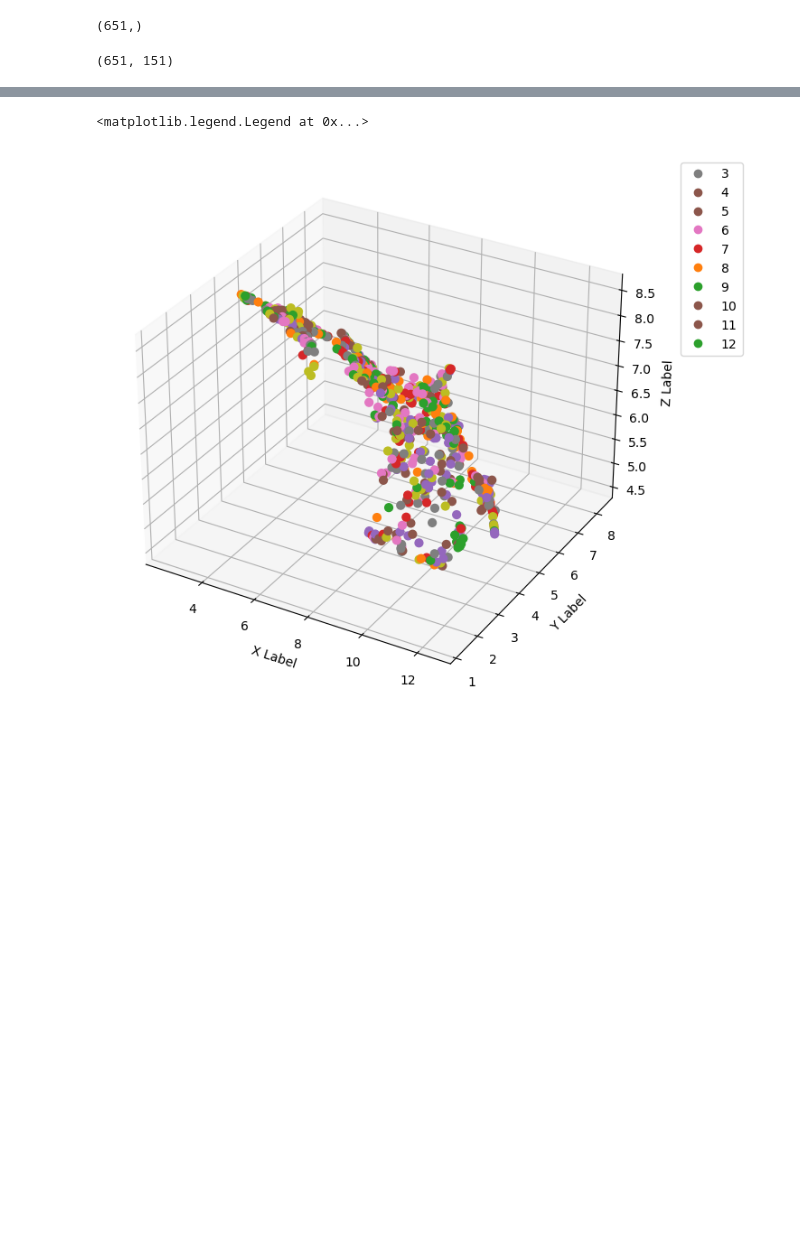
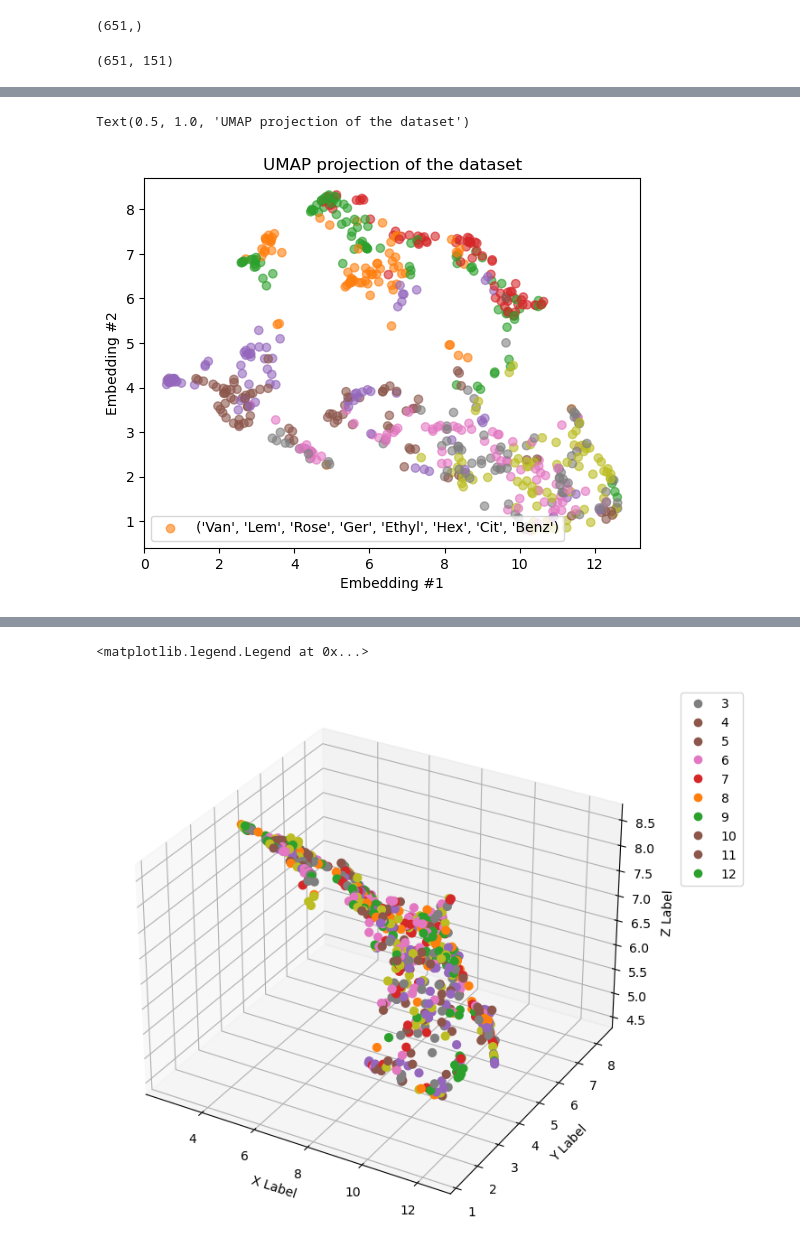
Before and after one commit to snlederman/Odour-classification, a Jupyter notebook: src/eda/umap_testing.ipynb, the cells around one changed output, grey strips where cells are left out. Saved outputs shown, nothing was run; the diff lists cells and outputs as text; code cells hidden in the pictures; blank space fills up the shorter version.

```diff
--- a/src/eda/umap_testing.ipynb
+++ b/src/eda/umap_testing.ipynb
@@ -60,2 +110,17 @@ Length: 651, dtype: int64
+# %%
+from matplotlib.colors import ListedColormap
+
+fig, ax = plt.subplots()
+
+cmap = [sns.color_palette()[x] for x in embedding_df['Odors'].map(dico)]
+
+ax.scatter(embedding_df['Embedding_1'], embedding_df['Embedding_2'], c=cmap, alpha=0.6)#, label=)
+plt.legend()
+plt.xlabel("Embedding #1")
+plt.ylabel("Embedding #2")
+plt.title('UMAP projection of the dataset')
+# %% [output]
+Text(0.5, 1.0, 'UMAP projection of the dataset')
+[figure, added]
 # %%
 plt.scatter(
```
Also changed, not shown: parts of 12 cells of this notebook, 5 other files.
